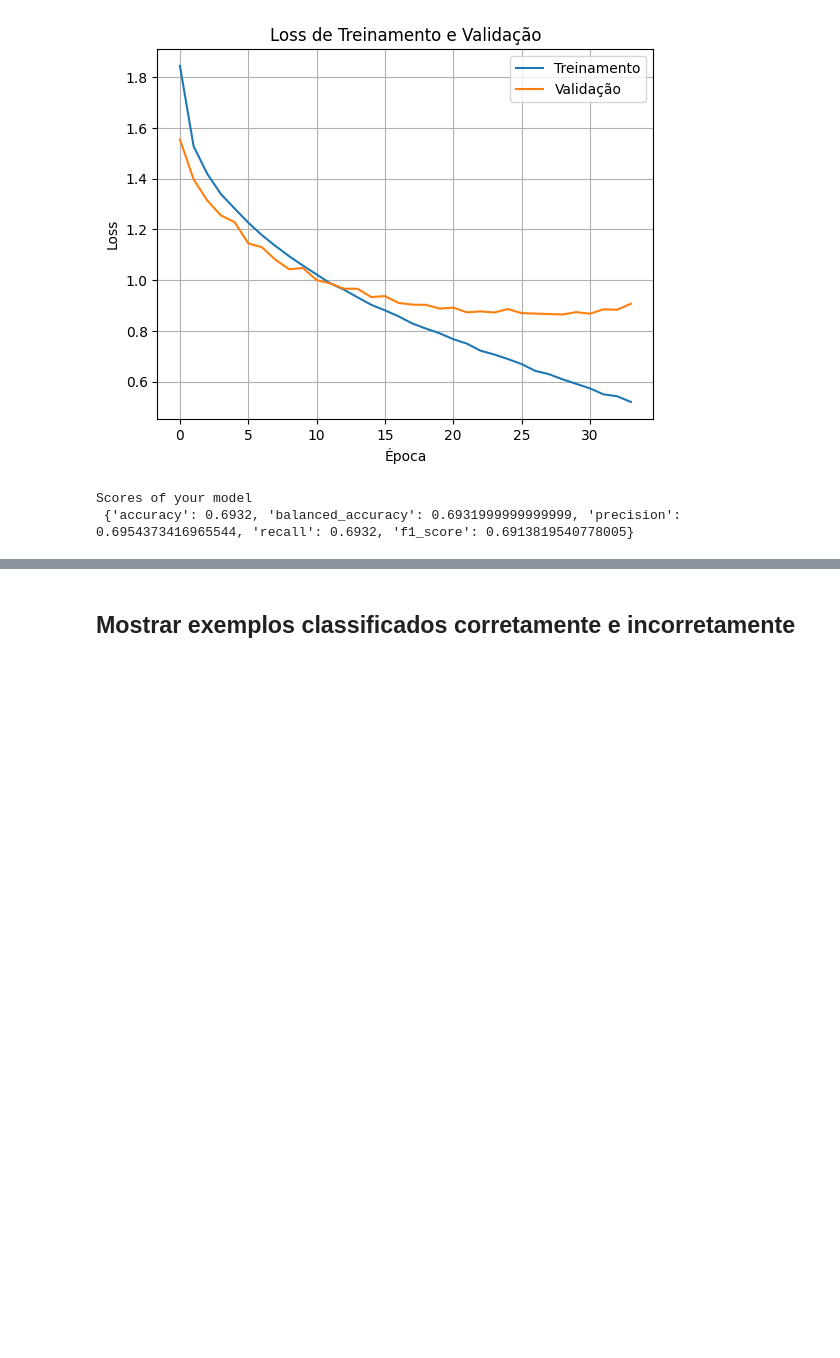
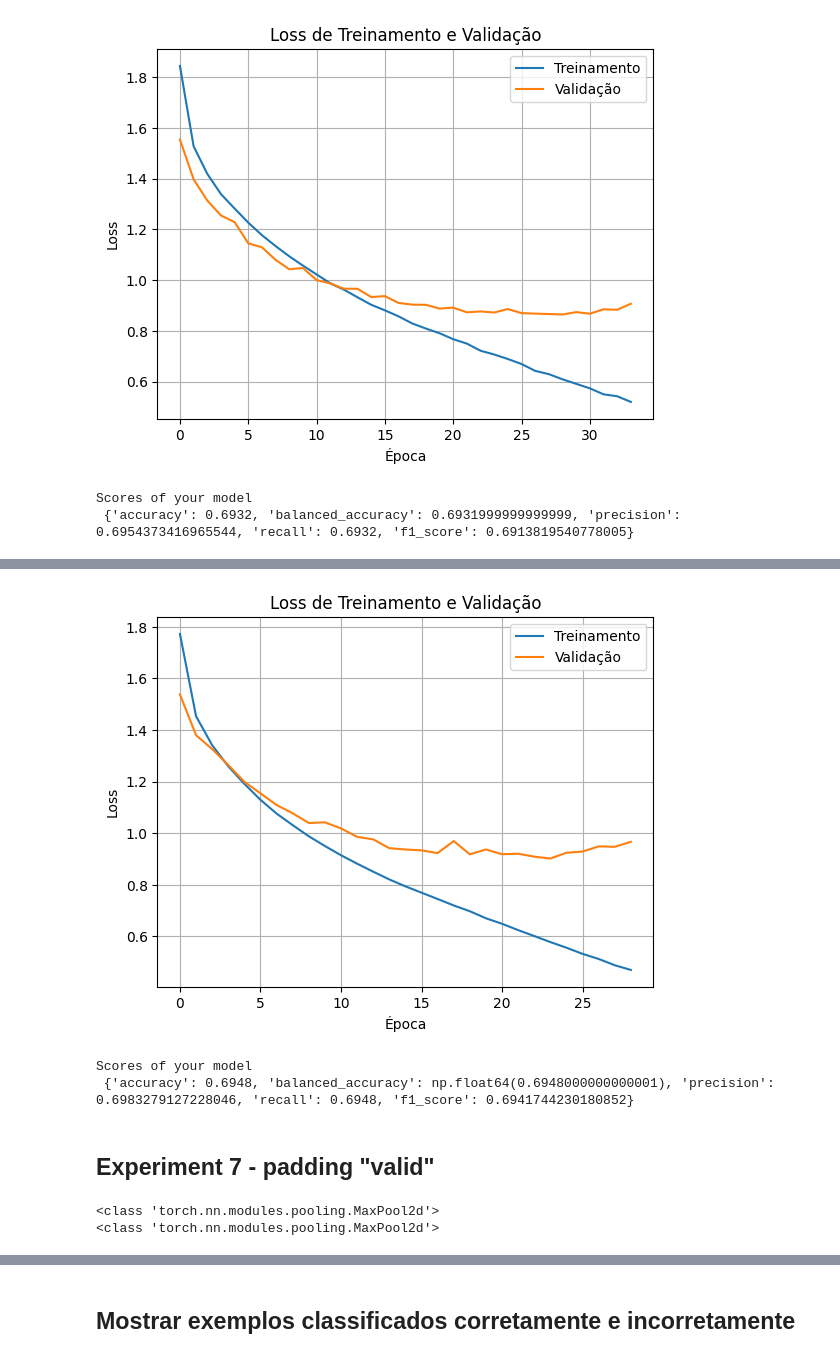
Before and after one commit to JVMergulho/redes_neurais, a Jupyter notebook: miniprojeto1/CNN/CIFAR10_with_CNNs.ipynb, the cells around one changed output, grey strips where cells are left out. Drawn from its saved outputs; the diff is of its cells as text; code cells hidden in the pictures; blank space fills up the shorter version.

```diff
--- a/miniprojeto1/CNN/CIFAR10_with_CNNs.ipynb
+++ b/miniprojeto1/CNN/CIFAR10_with_CNNs.ipynb
@@ -519,0 +600,7 @@ Scores of your model
+# %%
+learning_rate = 0.0001
+num_epochs = 50
+batch_size = 32
+patience = 5
+
+train_loader, val_loader, test_loader = makeLoaders(batch_size)
@@ -519,0 +630,9 @@ Scores of your model
+# %%
+trained_CNN, train_losses, val_losses = train_model(model_padding_same,
+                                                    train_loader,
+                                                    val_loader,
+                                                    criterion,
+                                                    optimizer,
+                                                    device,
+                                                    num_epochs,
+                                                    patience)
@@ -519,0 +653,14 @@ Scores of your model
+# %%
+plotLoss(train_losses, val_losses)
+# %% [output]
+[figure, added]
+# %%
+labels, predictions = makePredictions(model_padding_same, test_loader)
+
+scores = get_scores(labels, predictions)
+print("Scores of your model\n", scores)
+# %% [output]
+Scores of your model
+ {'accuracy': 0.6948, 'balanced_accuracy': np.float64(0.6948000000000001), 'precision': 0.6983279127228046, 'recall': 0.6948, 'f1_score': 0.6941744230180852}
+# %% [markdown]
+## Experiment 7 - padding "valid"
@@ -519,0 +674,23 @@ Scores of your model
+# %%
+config_padding_valid = {
+    'conv_layers': [
+        (32, 3, 1, 'valid'),
+        (64, 3, 1, 'valid')
+    ],
+    'pool_kernel_size': 2,
+    'pool_stride': 2,
+    'fc_layers': [
+        (120, 0.0),
+        (84, 0.0)
+    ],
+    'output_size': 10
+}
+
+# Criando o modelo
+model_padding_valid = FlexibleCNN(config_padding_valid)
+
+optimizer = optim.Adam(model_padding_valid.parameters(), lr=learning_rate)
+criterion = nn.CrossEntropyLoss()
+# %% [output]
+<class 'torch.nn.modules.pooling.MaxPool2d'>
+<class 'torch.nn.modules.pooling.MaxPool2d'>
```
Also changed, not shown: parts of 22 cells of this notebook.
